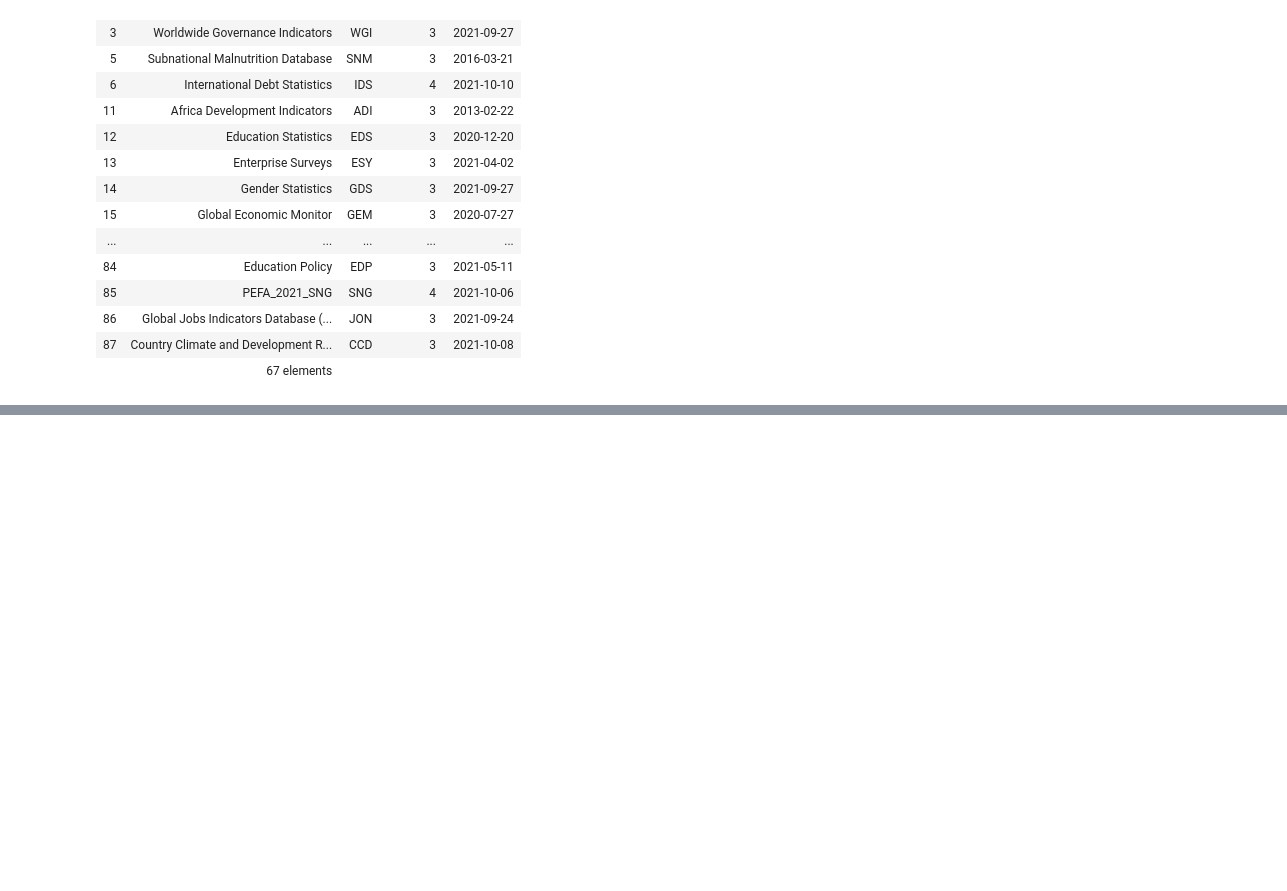
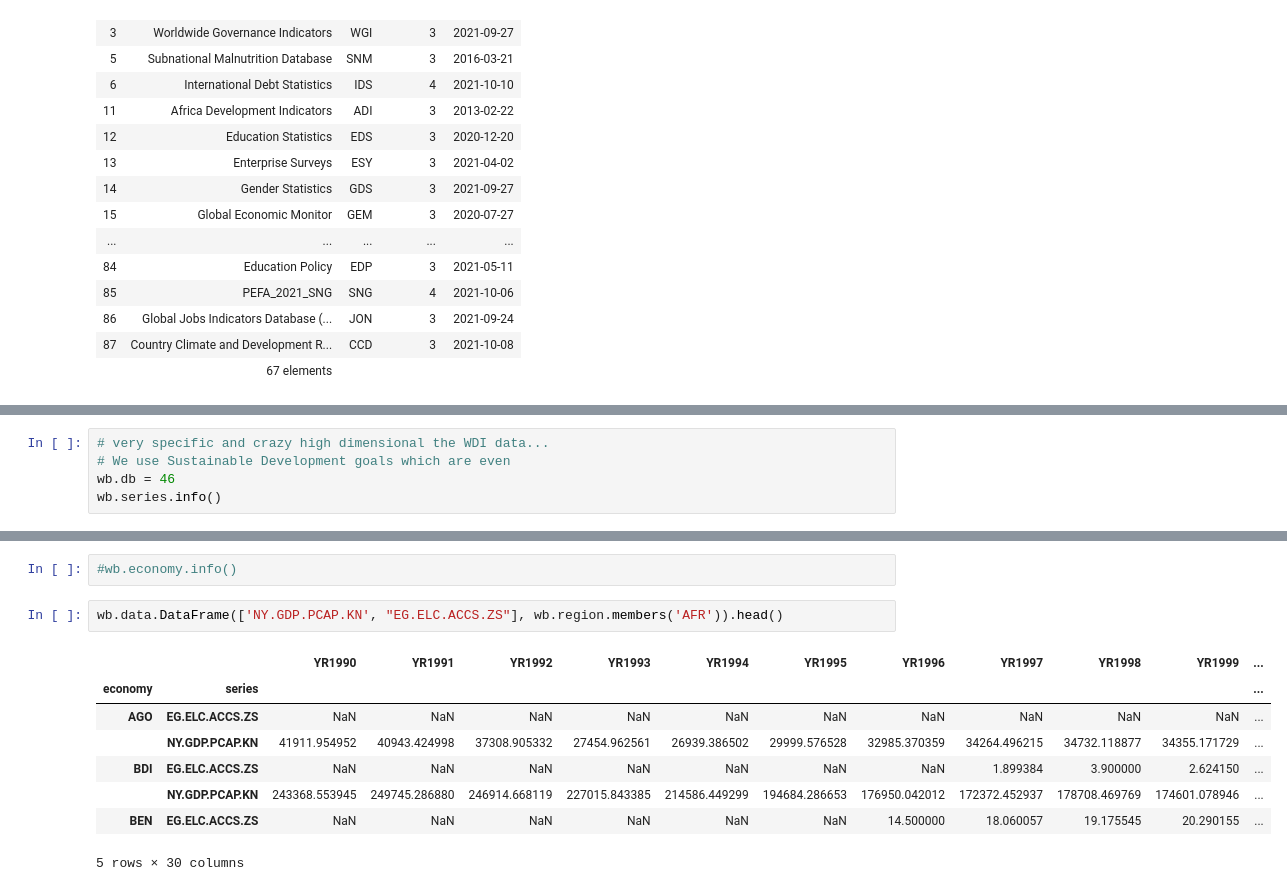
Before and after one commit to flmuk/TumAI-2021-Enactus, a Jupyter notebook: DataModule.ipynb, the cells around one changed output, grey strips where cells are left out. Drawn from its saved outputs; the diff is of its cells as text; blank space fills up the shorter version.

```diff
--- a/DataModule.ipynb
+++ b/DataModule.ipynb
@@ -48,0 +35,5 @@ wb.series.info(q='women')
+# %%
+# very specific and crazy high dimensional the WDI data...
+# We use Sustainable Development goals which are even
+wb.db = 46
+wb.series.info()
@@ -48,0 +58,13 @@ wb.series.info(q='women')
+# %%
+#wb.economy.info()
+# %%
+wb.data.DataFrame(['NY.GDP.PCAP.KN', "EG.ELC.ACCS.ZS"], wb.region.members('AFR')).head()
+# %% [output]
+|  |  | YR1990 | YR1991 | YR1992 | YR1993 | YR1994 | YR1995 | YR1996 | YR1997 | YR1998 | YR1999 | ... |
+| economy | series |  |  |  |  |  |  |  |  |  |  | ... |
+| AGO | EG.ELC.ACCS.ZS | NaN | NaN | NaN | NaN | NaN | NaN | NaN | NaN | NaN | NaN | ... |
+|  | NY.GDP.PCAP.KN | 41911.954952 | 40943.424998 | 37308.905332 | 27454.962561 | 26939.386502 | 29999.576528 | 32985.370359 | 34264.496215 | 34732.118877 | 34355.171729 | ... |
+| BDI | EG.ELC.ACCS.ZS | NaN | NaN | NaN | NaN | NaN | NaN | NaN | 1.899384 | 3.900000 | 2.624150 | ... |
+|  | NY.GDP.PCAP.KN | 243368.553945 | 249745.286880 | 246914.668119 | 227015.843385 | 214586.449299 | 194684.286653 | 176950.042012 | 172372.452937 | 178708.469769 | 174601.078946 | ... |
+| BEN | EG.ELC.ACCS.ZS | NaN | NaN | NaN | NaN | NaN | NaN | 14.500000 | 18.060057 | 19.175545 | 20.290155 | ... |
+5 rows × 30 columns
```
Also changed, not shown: parts of 4 cells of this notebook, 1 other file.
